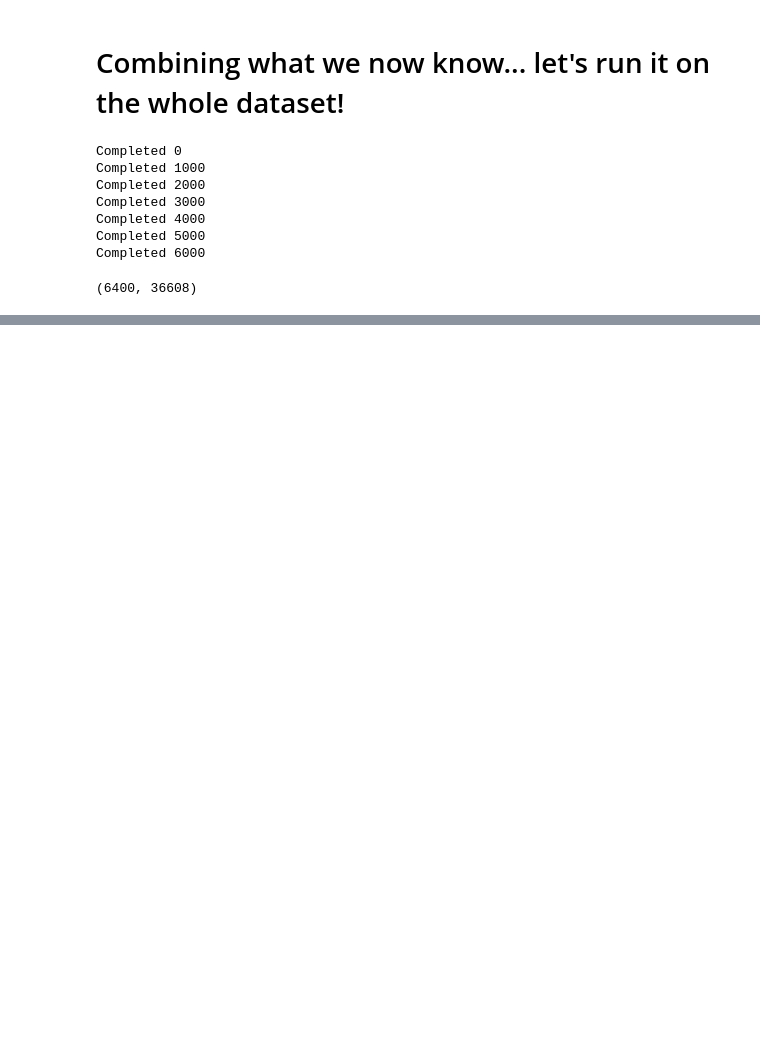
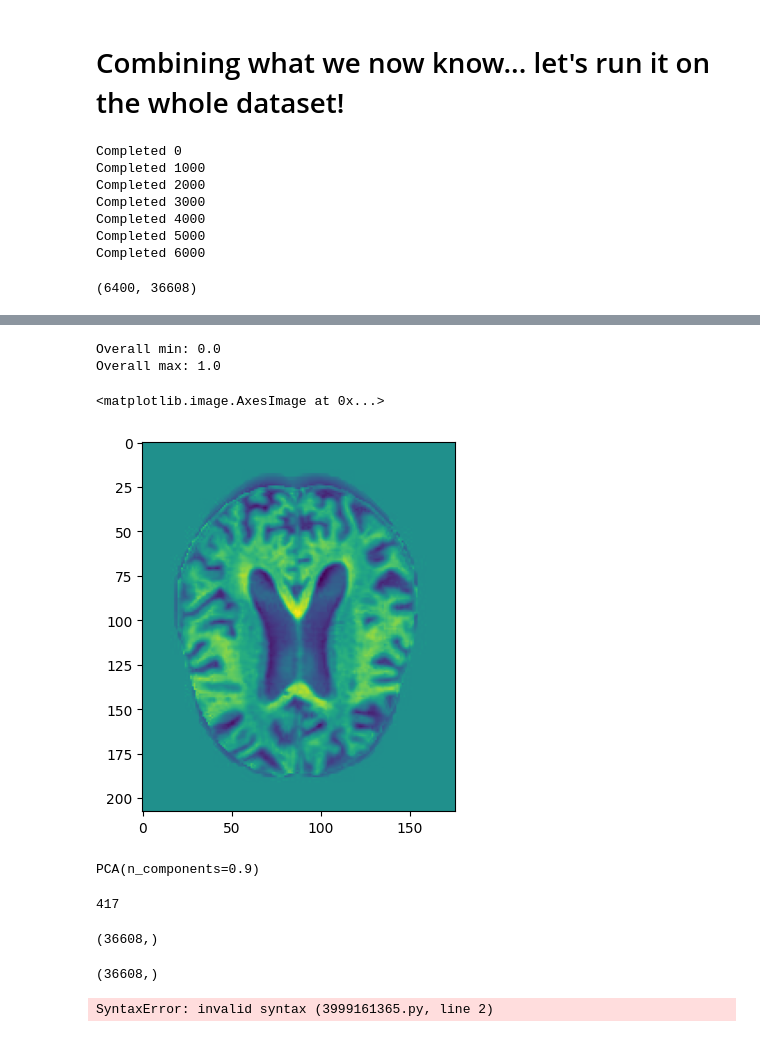
Before and after one commit to jshelb/alzheimers-ml-classification, a Jupyter notebook: models/PCA/PCA Notebook.ipynb, the cells around one changed output, grey strips where cells are left out. Saved outputs shown, nothing was run; the diff lists cells and outputs as text; code cells hidden in the pictures; blank space fills up the shorter version.

```diff
--- a/models/PCA/PCA Notebook.ipynb
+++ b/models/PCA/PCA Notebook.ipynb
@@ -107,3 +100,9 @@ Completed 6000
 dataset.shape
 # %% [output]
 (6400, 36608)
+# %%
+# We need to scale our datasaet
+dataset_mean = np.mean(dataset, axis=0)  # mean of all images (column-wise)
+
+# Let's visualize the mean image
+plt.imshow(dataset_mean.reshape(208, 176))
@@ -109,0 +145,36 @@ dataset.shape
+# %%
+# Let's show that there really is a difference
+overall_min = float('inf')
+overall_max = -float('inf')
+
+for image in scaled_dataset:
+    max_of_image = image.max()
+    min_of_image = image.min()
+    overall_max = max_of_image if max_of_image > overall_max else overall_max
+    overall_min = min_of_image if min_of_image < overall_min else overall_min
+
+print("Overall min:", overall_min)
+print("Overall max:", overall_max)
+# %% [output]
+Overall min: 0.0
+Overall max: 1.0
+# %%
+# THIS IS THE WAY I DID IT ON HW... DID NOT DIVIDE BY 255
+hw_matrix = np.subtract(dataset, dataset_mean)  # this takes care of zero-ing mean
+stdev = np.std(hw_matrix, axis=1)
+hw_matrix = (hw_matrix.T / stdev).T
+# %%
+plt.imshow(hw_matrix[0].reshape(208, 176))
+# %% [output]
+<matplotlib.image.AxesImage at 0x...>
+[figure, added]
+# %%
+hw_pca_90 = PCA(n_components = 0.9)
+hw_pca_90.fit(hw_matrix)
+# %% [output]
+PCA(n_components=0.9)
+# %%
+hw_eigenvalues = hw_pca_90.explained_variance_
+len(hw_eigenvalues)
+# %% [output]
+417
@@ -109,0 +189,13 @@ dataset.shape
+# %%
+dataset[0].shape
+# %% [output]
+(36608,)
+# %%
+hw_pca_90.components_[0].T.shape
+# %% [output]
+(36608,)
+# %%
+print(hw_pca_90.components_[0])
+plt.imshow(np.asmatrix(hw_pca_90.components_[0]).T.reshape(280 176))
+# %% [output]
+SyntaxError: invalid syntax (3999161365.py, line 2)
```
Also changed, not shown: parts of 20 cells of this notebook.
